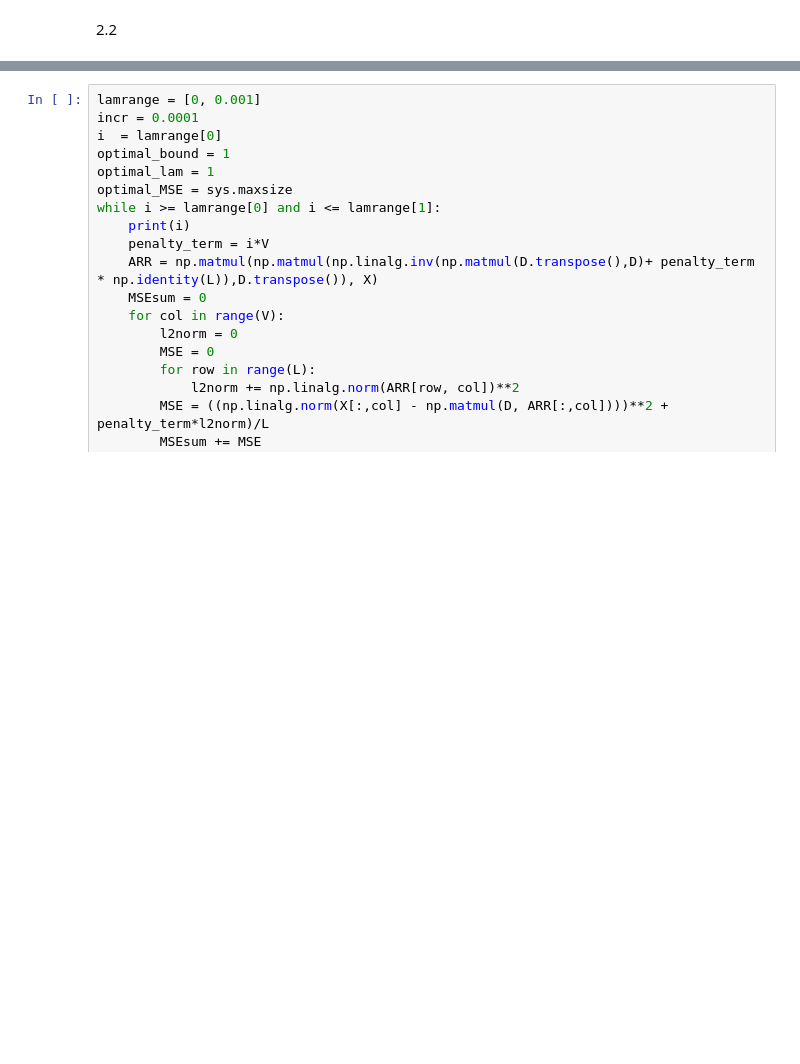
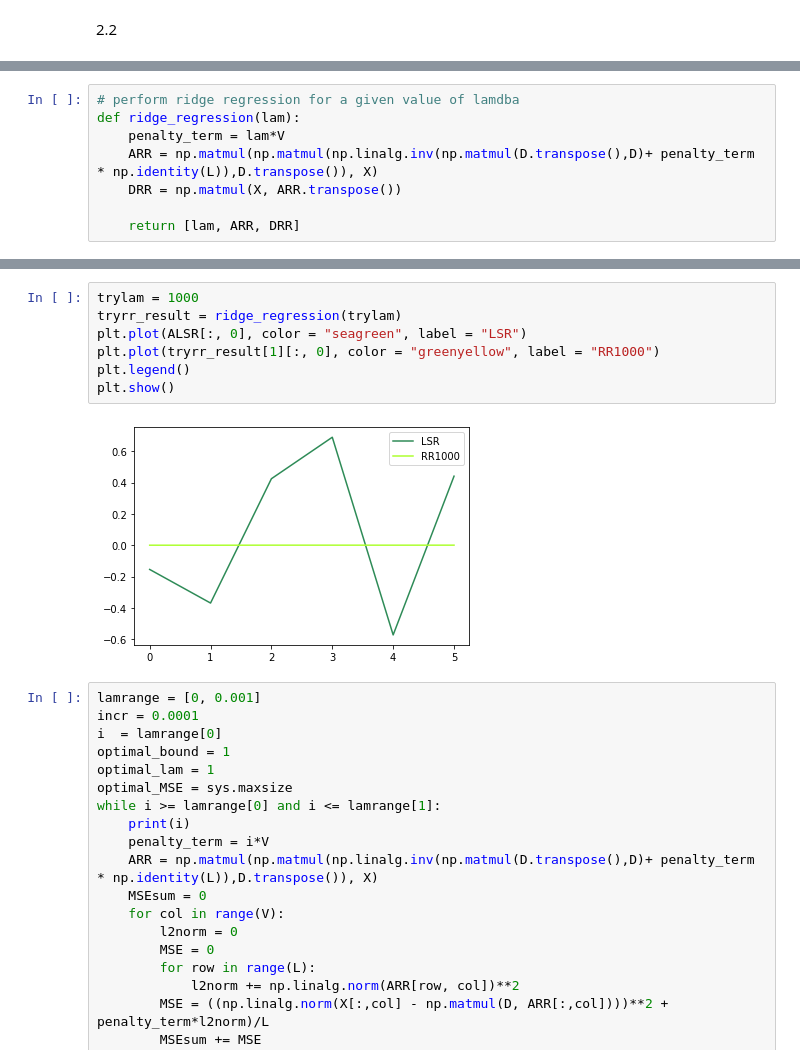
Before and after one commit to tvtpt/MAST30034_assignment1, a Jupyter notebook: Spatiotemporal Data Generation, Analysis, Result, Visualisation and Performance.ipynb, the cells around one changed output, grey strips where cells are left out. Cells and saved outputs as stored; diff of their text form; blank space fills up the shorter version.

```diff
--- a/Spatiotemporal Data Generation, Analysis, Result, Visualisation and Performance.ipynb
+++ b/Spatiotemporal Data Generation, Analysis, Result, Visualisation and Performance.ipynb
@@ -259 +270,9 @@ sum(cTLSR)
+# %%
+# perform ridge regression for a given value of lamdba
+def ridge_regression(lam):
+    penalty_term = lam*V
+    ARR = np.matmul(np.matmul(np.linalg.inv(np.matmul(D.transpose(),D)+ penalty_term * np.identity(L)),D.transpose()), X)
+    DRR = np.matmul(X, ARR.transpose())
+
+    return [lam, ARR, DRR]
 # %%
@@ -323,3 +336,12 @@ while i in range(numiternation) or i < sum(cTLSR):
+# %%
+trylam = 1000
+tryrr_result = ridge_regression(trylam)
+plt.plot(ALSR[:, 0], color = "seagreen", label = "LSR")
+plt.plot(tryrr_result[1][:, 0], color = "greenyellow", label = "RR1000")
+plt.legend()
+plt.show()
+# %% [output]
+[figure, added]
 # %%
 lamrange = [0, 0.001]
 incr = 0.0001
```
Also changed, not shown: parts of 16 cells of this notebook, 1 other file.
